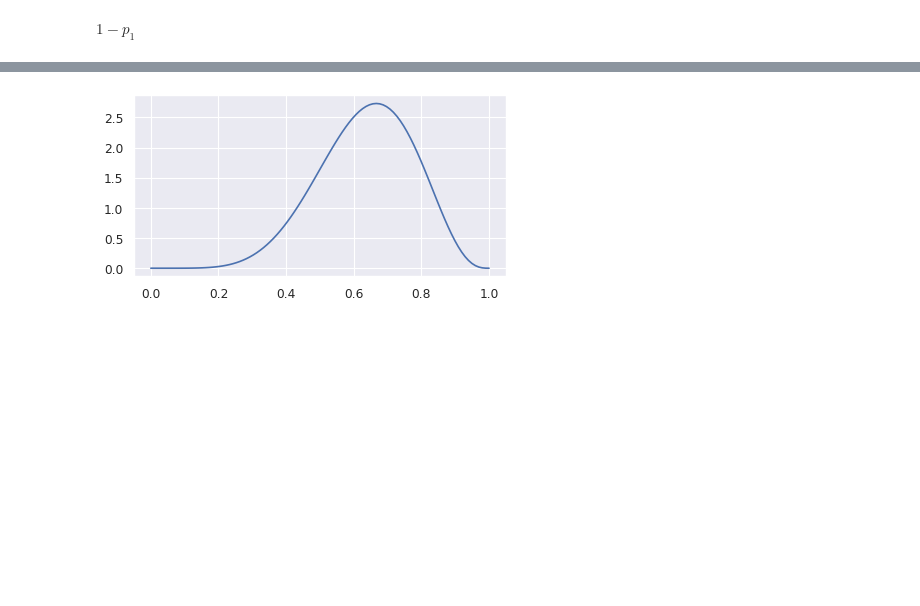
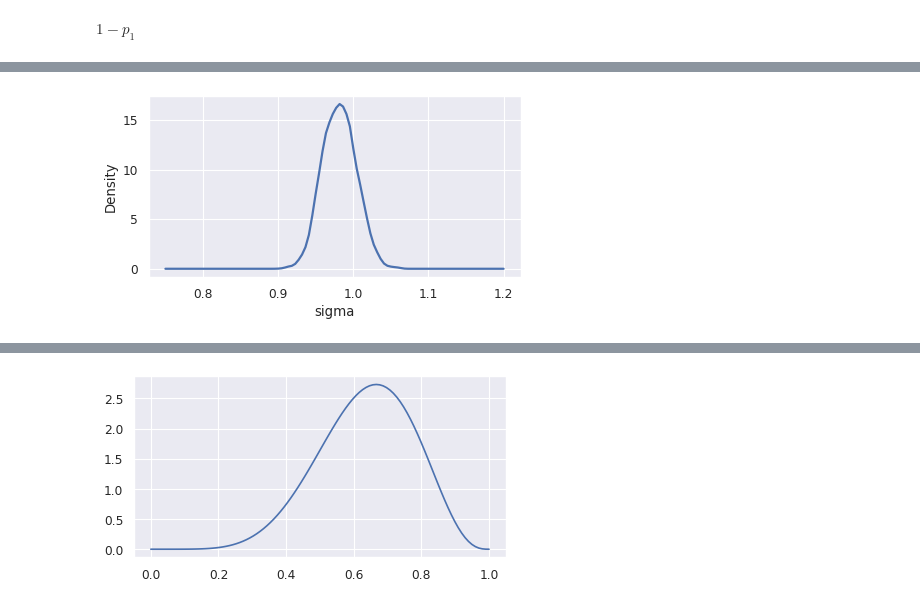
Before and after one commit to cs224/blog-series-monte-carlo-methods, a Jupyter notebook: 0010-fundamental-concepts.ipynb, the cells around one changed output, grey strips where cells are left out. Cells and saved outputs as stored; diff of their text form; code cells hidden in the pictures; blank space fills up the shorter version.

```diff
--- a/0010-fundamental-concepts.ipynb
+++ b/0010-fundamental-concepts.ipynb
@@ -233,0 +412,4 @@ $\displaystyle 0$
+# %%
+kdeplot(trace_df['sigma'], x_min=0.75, x_max=1.2)
+# %% [output]
+[figure, added]
```
Also changed, not shown: parts of 47 cells of this notebook.
